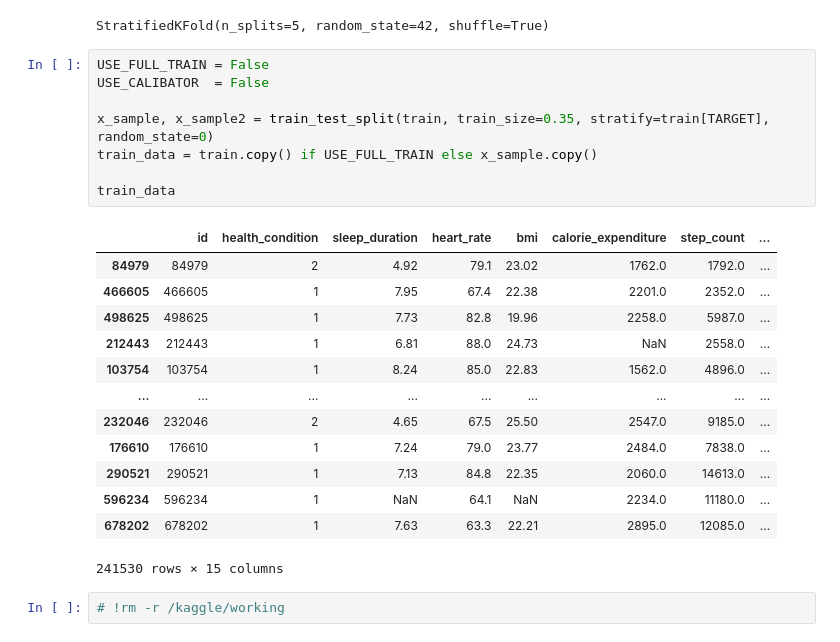
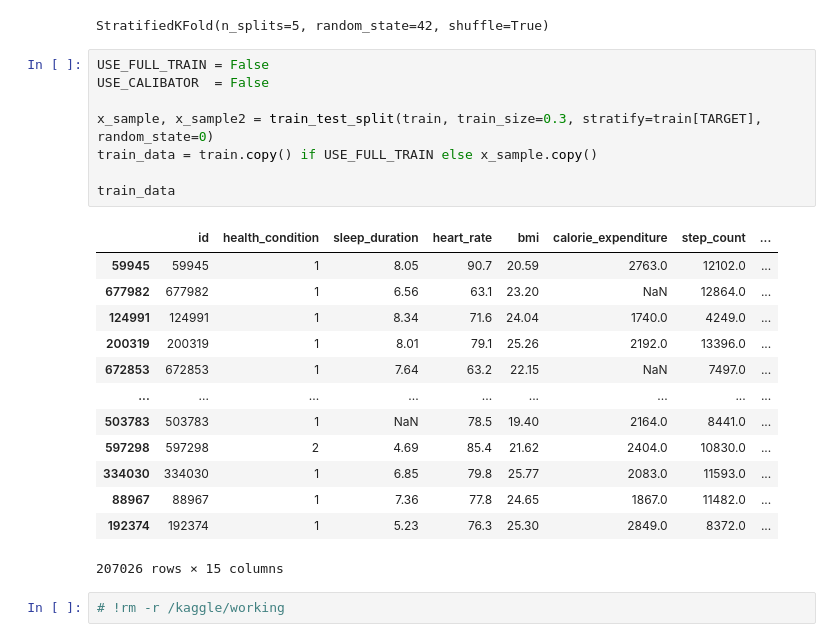
Before and after one commit to coded-sly/ps6e7-Student-Health, a Jupyter notebook: ps6e7-tabpfn-student-health.ipynb, the cells around one changed output. Cells and saved outputs as stored; diff of their text form.

```diff
--- a/ps6e7-tabpfn-student-health.ipynb
+++ b/ps6e7-tabpfn-student-health.ipynb
@@ -1025,25 +1025,25 @@ StratifiedKFold(n_splits=5, random_state=42, shuffle=True)
 # %%
 USE_FULL_TRAIN = False
 USE_CALIBATOR  = False
 
-x_sample, x_sample2 = train_test_split(train, train_size=0.35, stratify=train[TARGET], random_state=0)
+x_sample, x_sample2 = train_test_split(train, train_size=0.3, stratify=train[TARGET], random_state=0)
 train_data = train.copy() if USE_FULL_TRAIN else x_sample.copy()
 
 train_data
 # %% [output]
 |  | id | health_condition | sleep_duration | heart_rate | bmi | calorie_expenditure | step_count | ... |
-| 84979 | 84979 | 2 | 4.92 | 79.1 | 23.02 | 1762.0 | 1792.0 | ... |
-| 466605 | 466605 | 1 | 7.95 | 67.4 | 22.38 | 2201.0 | 2352.0 | ... |
-| 498625 | 498625 | 1 | 7.73 | 82.8 | 19.96 | 2258.0 | 5987.0 | ... |
-| 212443 | 212443 | 1 | 6.81 | 88.0 | 24.73 | NaN | 2558.0 | ... |
-| 103754 | 103754 | 1 | 8.24 | 85.0 | 22.83 | 1562.0 | 4896.0 | ... |
+| 59945 | 59945 | 1 | 8.05 | 90.7 | 20.59 | 2763.0 | 12102.0 | ... |
+| 677982 | 677982 | 1 | 6.56 | 63.1 | 23.20 | NaN | 12864.0 | ... |
+| 124991 | 124991 | 1 | 8.34 | 71.6 | 24.04 | 1740.0 | 4249.0 | ... |
+| 200319 | 200319 | 1 | 8.01 | 79.1 | 25.26 | 2192.0 | 13396.0 | ... |
+| 672853 | 672853 | 1 | 7.64 | 63.2 | 22.15 | NaN | 7497.0 | ... |
 | ... | ... | ... | ... | ... | ... | ... | ... | ... |
-| 232046 | 232046 | 2 | 4.65 | 67.5 | 25.50 | 2547.0 | 9185.0 | ... |
-| 176610 | 176610 | 1 | 7.24 | 79.0 | 23.77 | 2484.0 | 7838.0 | ... |
-| 290521 | 290521 | 1 | 7.13 | 84.8 | 22.35 | 2060.0 | 14613.0 | ... |
-| 596234 | 596234 | 1 | NaN | 64.1 | NaN | 2234.0 | 11180.0 | ... |
-| 678202 | 678202 | 1 | 7.63 | 63.3 | 22.21 | 2895.0 | 12085.0 | ... |
+| 503783 | 503783 | 1 | NaN | 78.5 | 19.40 | 2164.0 | 8441.0 | ... |
+| 597298 | 597298 | 2 | 4.69 | 85.4 | 21.62 | 2404.0 | 10830.0 | ... |
+| 334030 | 334030 | 1 | 6.85 | 79.8 | 25.77 | 2083.0 | 11593.0 | ... |
+| 88967 | 88967 | 1 | 7.36 | 77.8 | 24.65 | 1867.0 | 11482.0 | ... |
+| 192374 | 192374 | 1 | 5.23 | 76.3 | 25.30 | 2849.0 | 8372.0 | ... |
-241530 rows × 15 columns
+207026 rows × 15 columns
 # %%
 # !rm -r /kaggle/working
 # %% [markdown]
```
Also changed, not shown: parts of 5 cells of this notebook.
